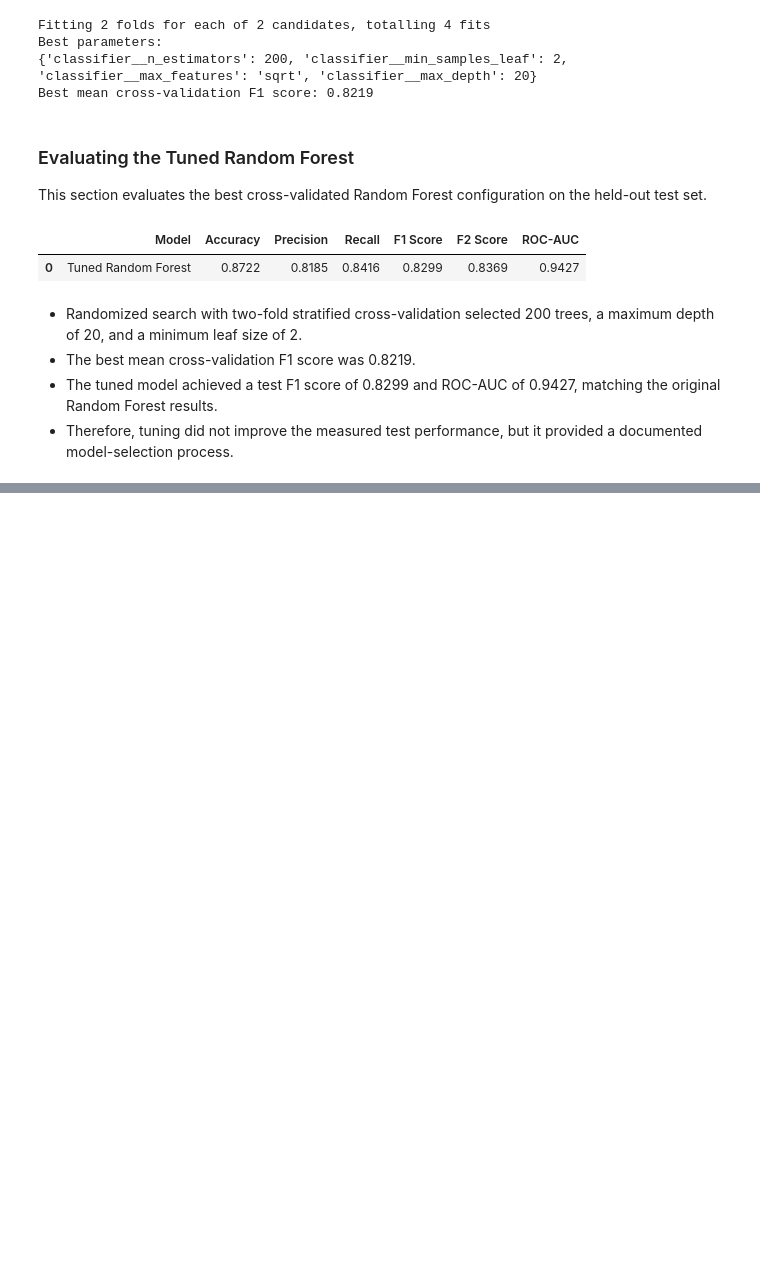
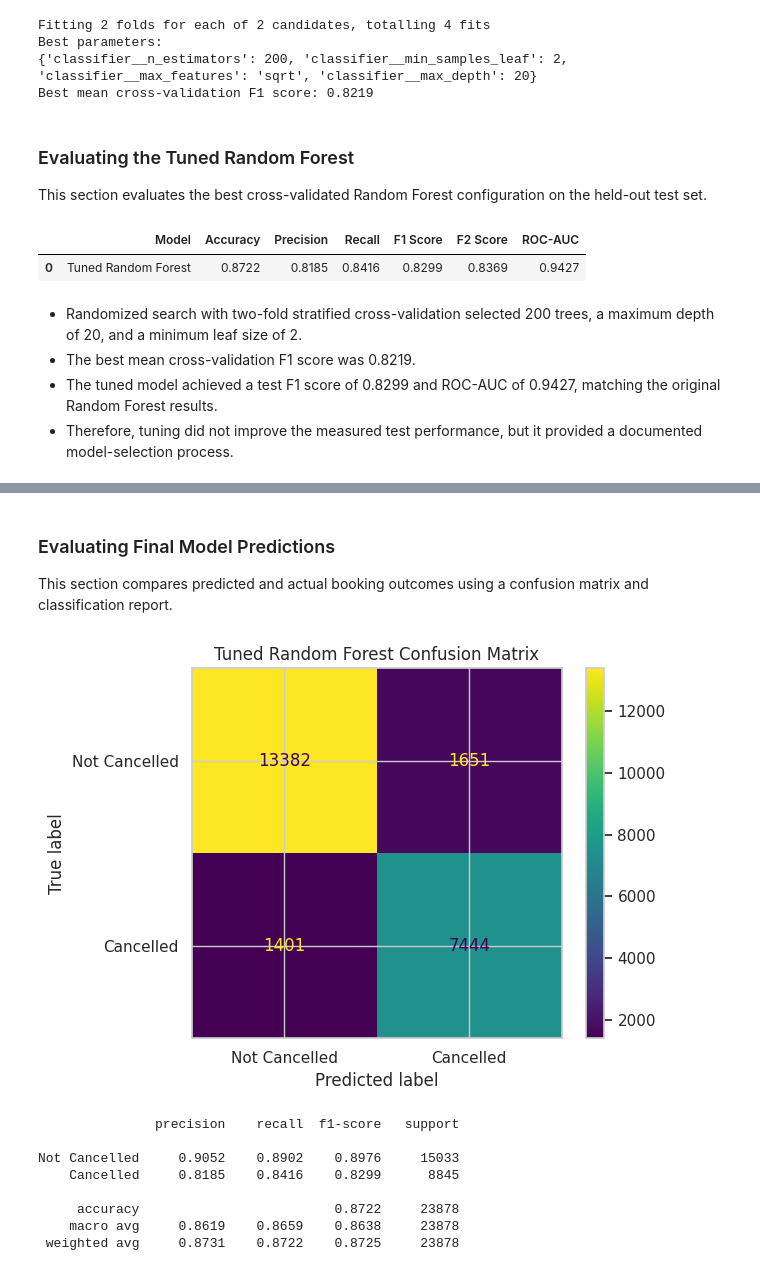
Before and after one commit to Battsengel2026124/ST_ML_C3_Hotel_Booking, a Jupyter notebook: Hotel_Booking_CA_3.ipynb, the cells around one changed output, grey strips where cells are left out. Drawn from its saved outputs; the diff is of its cells as text; code cells hidden in the pictures; blank space fills up the shorter version.

Commit message:
Confusion Matrix Added

```diff
--- a/Hotel_Booking_CA_3.ipynb
+++ b/Hotel_Booking_CA_3.ipynb
@@ -1253,0 +1311,42 @@ display(pd.DataFrame([tuned_rf_results]).round(4))
+# %% [markdown]
+
+### Evaluating Final Model Predictions
+
+This section compares predicted and actual booking outcomes using a confusion matrix and classification report.
+# %%
+
+from sklearn.metrics import ConfusionMatrixDisplay, classification_report
+import matplotlib.pyplot as plt
+
+# Generating predictions from the tuned Random Forest model
+y_pred_best_rf = best_rf_model.predict(X_test)
+
+# Visualising the confusion matrix
+ConfusionMatrixDisplay.from_predictions(
+    y_test,
+    y_pred_best_rf,
+    display_labels=["Not Cancelled", "Cancelled"],
+    values_format="d"
+)
+
+plt.title("Tuned Random Forest Confusion Matrix")
+plt.tight_layout()
+plt.show()
+
+# Displaying precision, recall, and F1-score for each class
+print(classification_report(
+    y_test,
+    y_pred_best_rf,
+    target_names=["Not Cancelled", "Cancelled"],
+    digits=4
+))
+# %% [output]
+[figure, added]
+               precision    recall  f1-score   support
+
+Not Cancelled     0.9052    0.8902    0.8976     15033
+    Cancelled     0.8185    0.8416    0.8299      8845
+
+     accuracy                         0.8722     23878
+    macro avg     0.8619    0.8659    0.8638     23878
+ weighted avg     0.8731    0.8722    0.8725     23878
```
Also changed, not shown: parts of 4 cells of this notebook.
